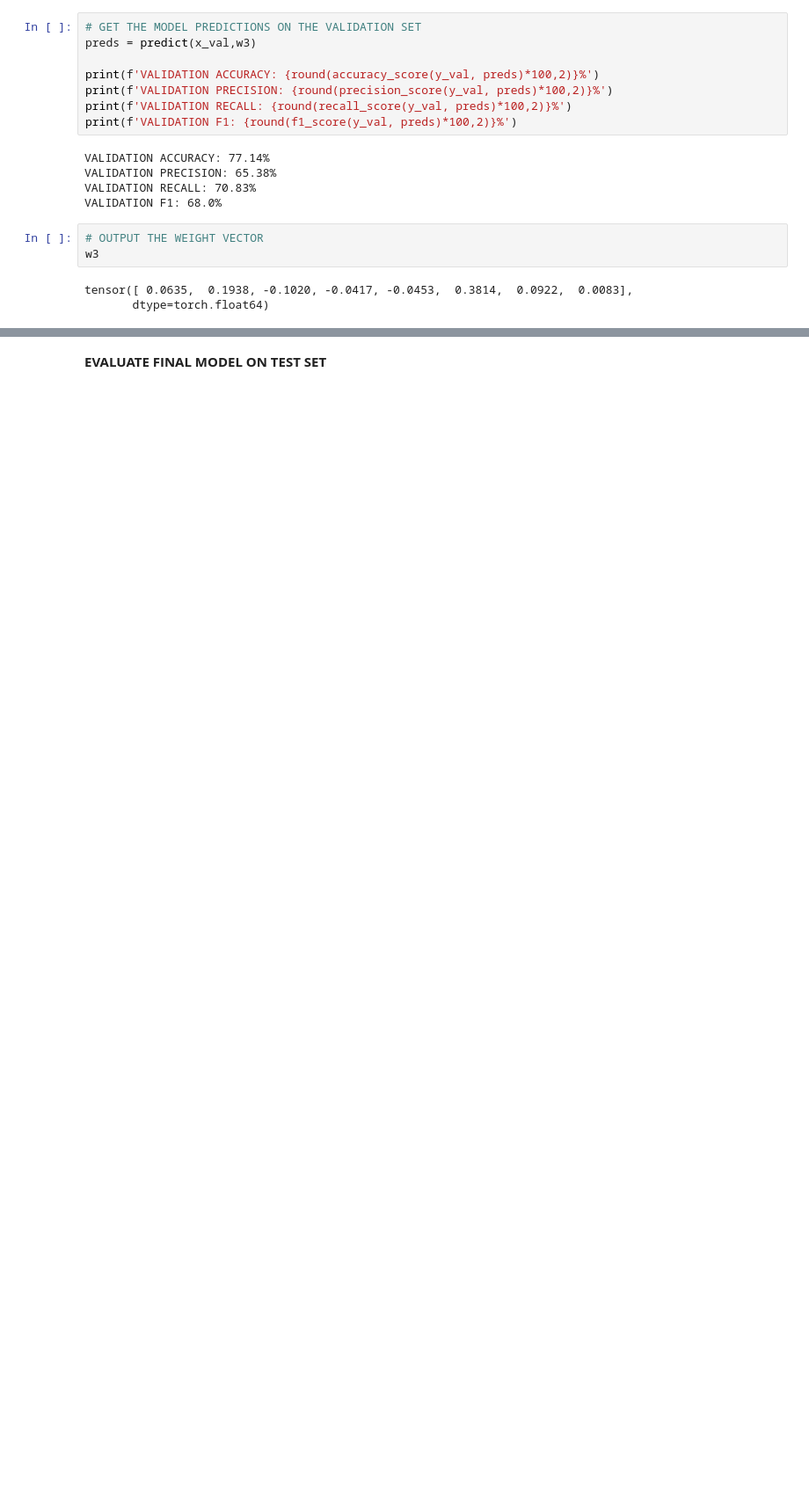
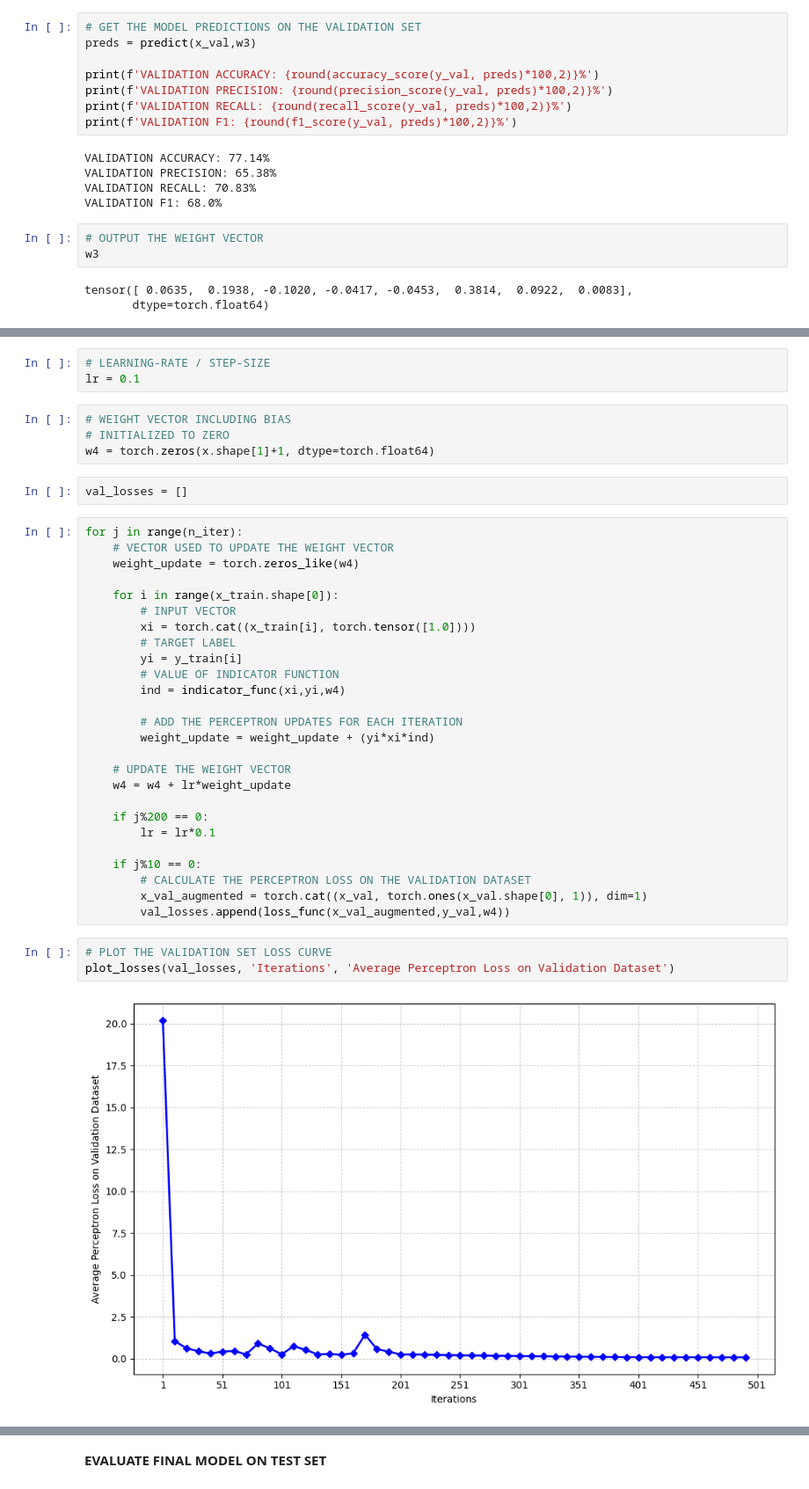
Before and after one commit to dasgauranga2/Deep-Learning-Fundamentals-Assignment-1, a Jupyter notebook: Assignment 1.ipynb, the cells around one changed output, grey strips where cells are left out. Shown at 88% size. Drawn from its saved outputs; the diff is of its cells as text; blank space fills up the shorter version.

```diff
--- a/Assignment 1.ipynb
+++ b/Assignment 1.ipynb
@@ -334,0 +338,40 @@ tensor([ 0.0635,  0.1938, -0.1020, -0.0417, -0.0453,  0.3814,  0.0922,  0.0083],
+# %%
+# LEARNING-RATE / STEP-SIZE
+lr = 0.1
+# %%
+# WEIGHT VECTOR INCLUDING BIAS
+# INITIALIZED TO ZERO
+w4 = torch.zeros(x.shape[1]+1, dtype=torch.float64)
+# %%
+val_losses = []
+# %%
+for j in range(n_iter):
+    # VECTOR USED TO UPDATE THE WEIGHT VECTOR
+    weight_update = torch.zeros_like(w4)
+
+    for i in range(x_train.shape[0]):
+        # INPUT VECTOR
+        xi = torch.cat((x_train[i], torch.tensor([1.0])))
+        # TARGET LABEL
+        yi = y_train[i]
+        # VALUE OF INDICATOR FUNCTION
+        ind = indicator_func(xi,yi,w4)
+
+        # ADD THE PERCEPTRON UPDATES FOR EACH ITERATION
+        weight_update = weight_update + (yi*xi*ind)
+
+    # UPDATE THE WEIGHT VECTOR
+    w4 = w4 + lr*weight_update
+
+    if j%200 == 0:
+        lr = lr*0.1
+
+    if j%10 == 0:
+        # CALCULATE THE PERCEPTRON LOSS ON THE VALIDATION DATASET
+        x_val_augmented = torch.cat((x_val, torch.ones(x_val.shape[0], 1)), dim=1)
+        val_losses.append(loss_func(x_val_augmented,y_val,w4))
+# %%
+# PLOT THE VALIDATION SET LOSS CURVE
+plot_losses(val_losses, 'Iterations', 'Average Perceptron Loss on Validation Dataset')
+# %% [output]
+[figure, added]
```
Also changed, not shown: parts of 5 cells of this notebook.
